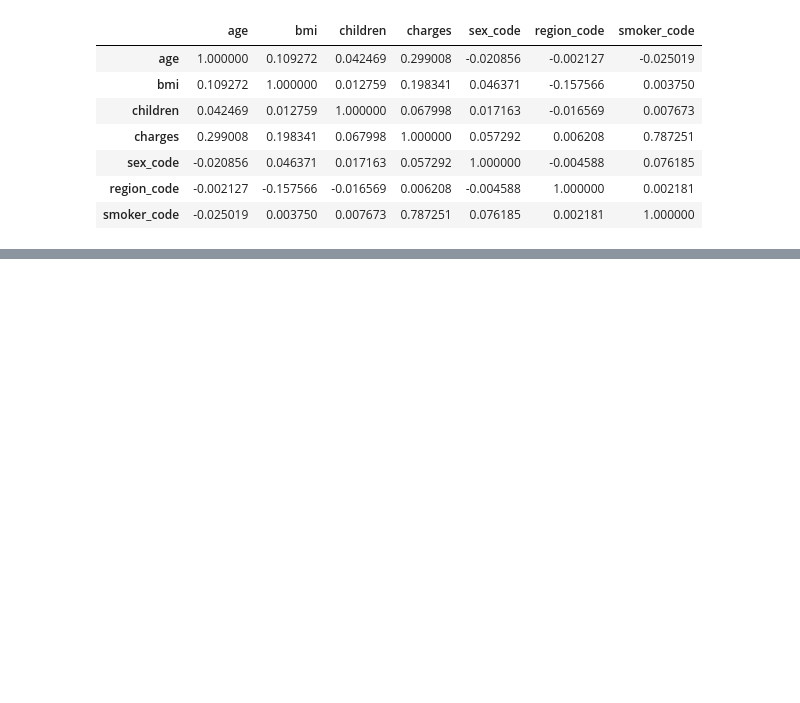
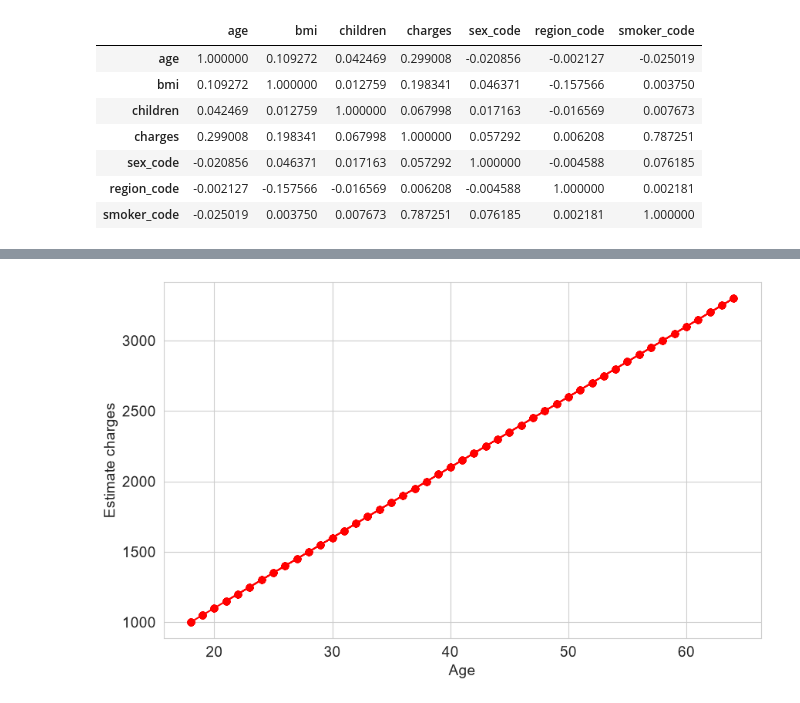
Before and after one commit to VathanaTeng/MachineLearningProjectPractice, a Jupyter notebook: Small Project/Annual_Midical_Expense.ipynb, the cells around one changed output, grey strips where cells are left out. Saved outputs shown, nothing was run; the diff lists cells and outputs as text; code cells hidden in the pictures; blank space fills up the shorter version.

```diff
--- a/Small Project/Annual_Midical_Expense.ipynb
+++ b/Small Project/Annual_Midical_Expense.ipynb
@@ -158,0 +166,15 @@ KeyError: "'red' is not a valid value for colormap. Did you mean one of: 'Paired
+# %%
+#charges = w*age + b , To get linear regression , (y = wx+b)
+def estimated_charge(age, w, b):
+  return w*age + b
+# %%
+w =50
+b = 100 # just assume to get linear regression
+ages = non_smoker_df.age
+estimated_charges = estimated_charge(ages, w ,b)
+# %%
+plt.plot(ages, estimated_charges, 'r-o');
+plt.xlabel('Age');
+plt.ylabel('Estimate charges');
+# %% [output]
+[figure, added]
```
Also changed, not shown: parts of 10 cells of this notebook.
